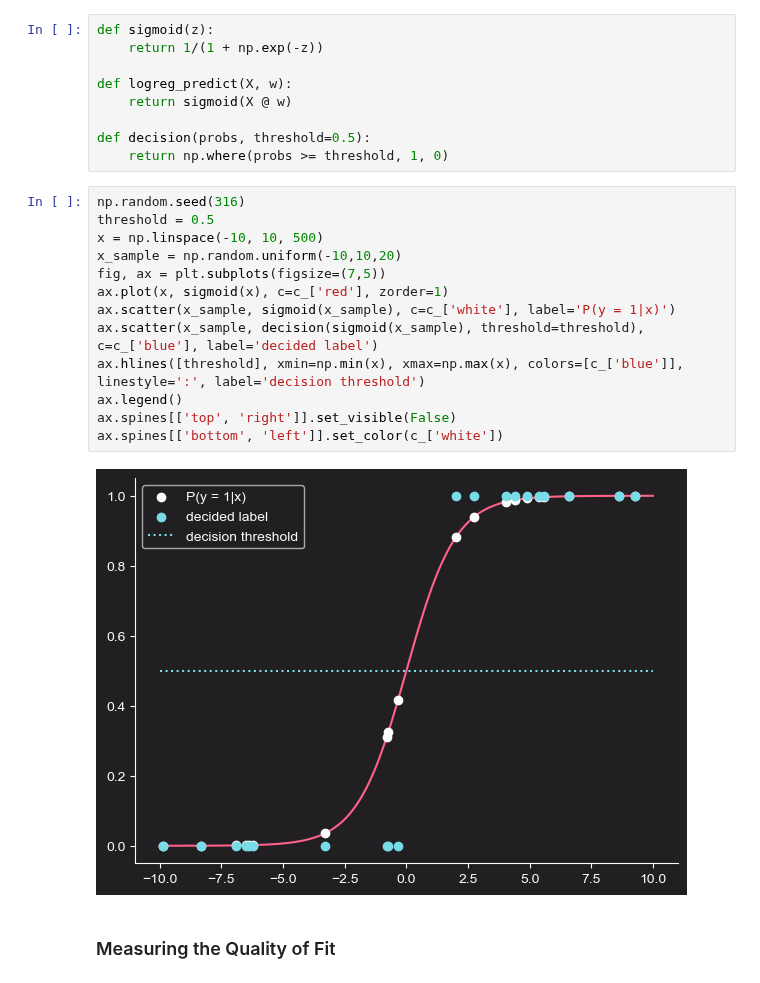
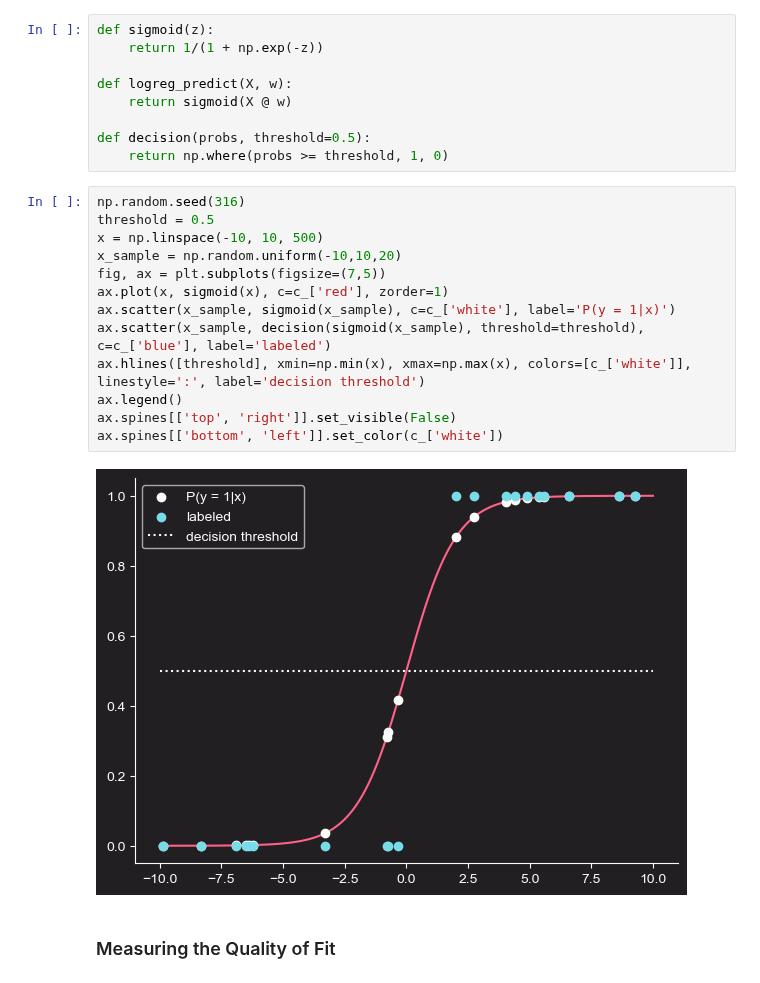
Before and after one commit to jakecreate/machine-learning-from-scratch, a Jupyter notebook: notebooks/1_fundamentals_of_supervised_learning.ipynb, the cells around one changed output. Cells and saved outputs as stored; diff of their text form.

```diff
--- a/notebooks/1_fundamentals_of_supervised_learning.ipynb
+++ b/notebooks/1_fundamentals_of_supervised_learning.ipynb
@@ -654,18 +654,18 @@ def decision(probs, threshold=0.5):
 # %%
 np.random.seed(316)
 threshold = 0.5
 x = np.linspace(-10, 10, 500)
 x_sample = np.random.uniform(-10,10,20)
 fig, ax = plt.subplots(figsize=(7,5))
 ax.plot(x, sigmoid(x), c=c_['red'], zorder=1)
 ax.scatter(x_sample, sigmoid(x_sample), c=c_['white'], label='P(y = 1|x)')
-ax.scatter(x_sample, decision(sigmoid(x_sample), threshold=threshold), c=c_['blue'], label='decided label')
-ax.hlines([threshold], xmin=np.min(x), xmax=np.max(x), colors=[c_['blue']], linestyle=':', label='decision threshold')
+ax.scatter(x_sample, decision(sigmoid(x_sample), threshold=threshold), c=c_['blue'], label='labeled')
+ax.hlines([threshold], xmin=np.min(x), xmax=np.max(x), colors=[c_['white']], linestyle=':', label='decision threshold')
 ax.legend()
 ax.spines[['top', 'right']].set_visible(False)
 ax.spines[['bottom', 'left']].set_color(c_['white'])
 # %% [output]
-[figure, old version]
+[figure, new version]
 # %% [markdown]
 ### Measuring the Quality of Fit
 # %% [markdown]
```
Also changed, not shown: parts of 2 cells of this notebook.
